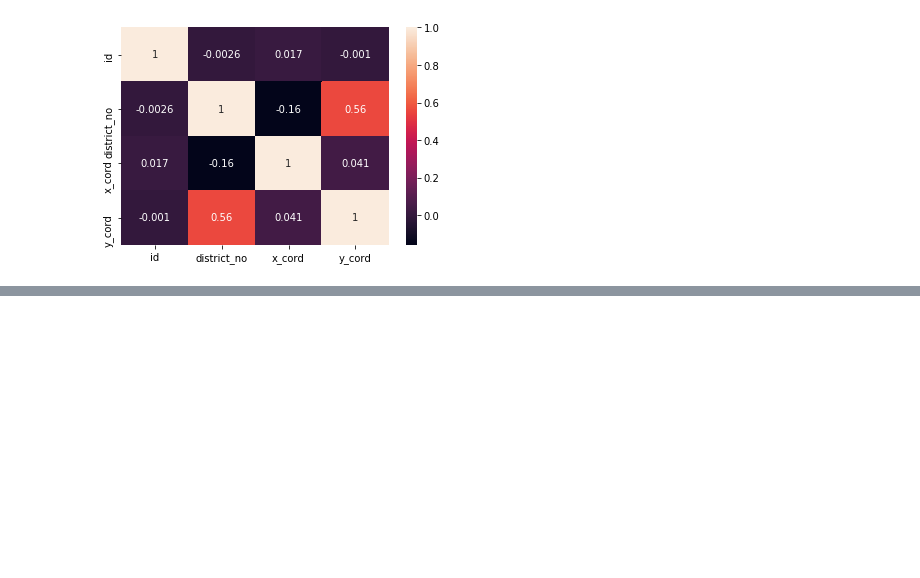
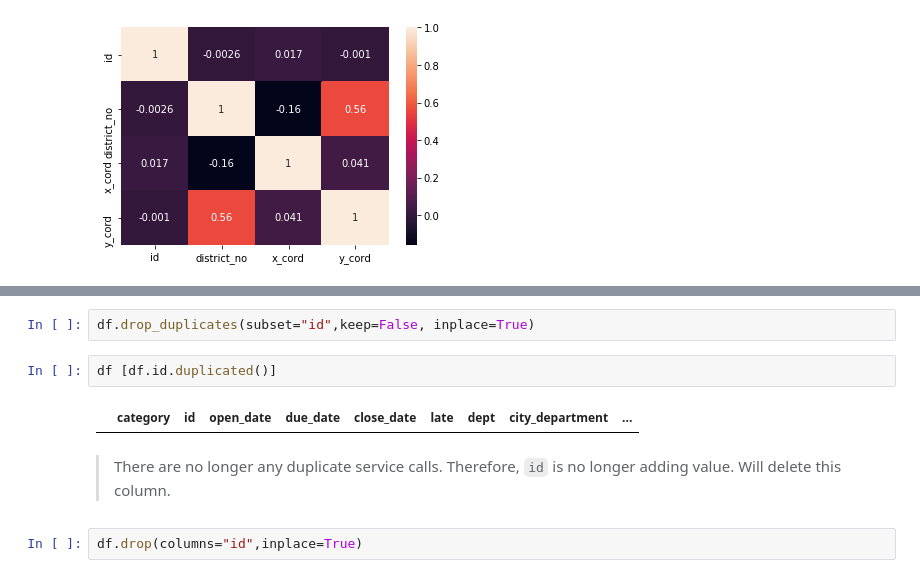
Before and after one commit to misty-garcia/sa_311, a Jupyter notebook: the_pipeline.ipynb, the cells around one changed output, grey strips where cells are left out. Saved outputs shown, nothing was run; the diff lists cells and outputs as text; blank space fills up the shorter version.

```diff
--- a/the_pipeline.ipynb
+++ b/the_pipeline.ipynb
@@ -685,0 +807,10 @@ plt.show()
+# %%
+df.drop_duplicates(subset="id",keep=False, inplace=True)
+# %%
+df [df.id.duplicated()]
+# %% [output]
+|  | category | id | open_date | due_date | close_date | late | dept | city_department | ... |
+# %% [markdown]
+> There are no longer any duplicate service calls. Therefore, `id` is no longer adding value. Will delete this column.
+# %%
+df.drop(columns="id",inplace=True)
```
Also changed, not shown: parts of 17 cells of this notebook.
